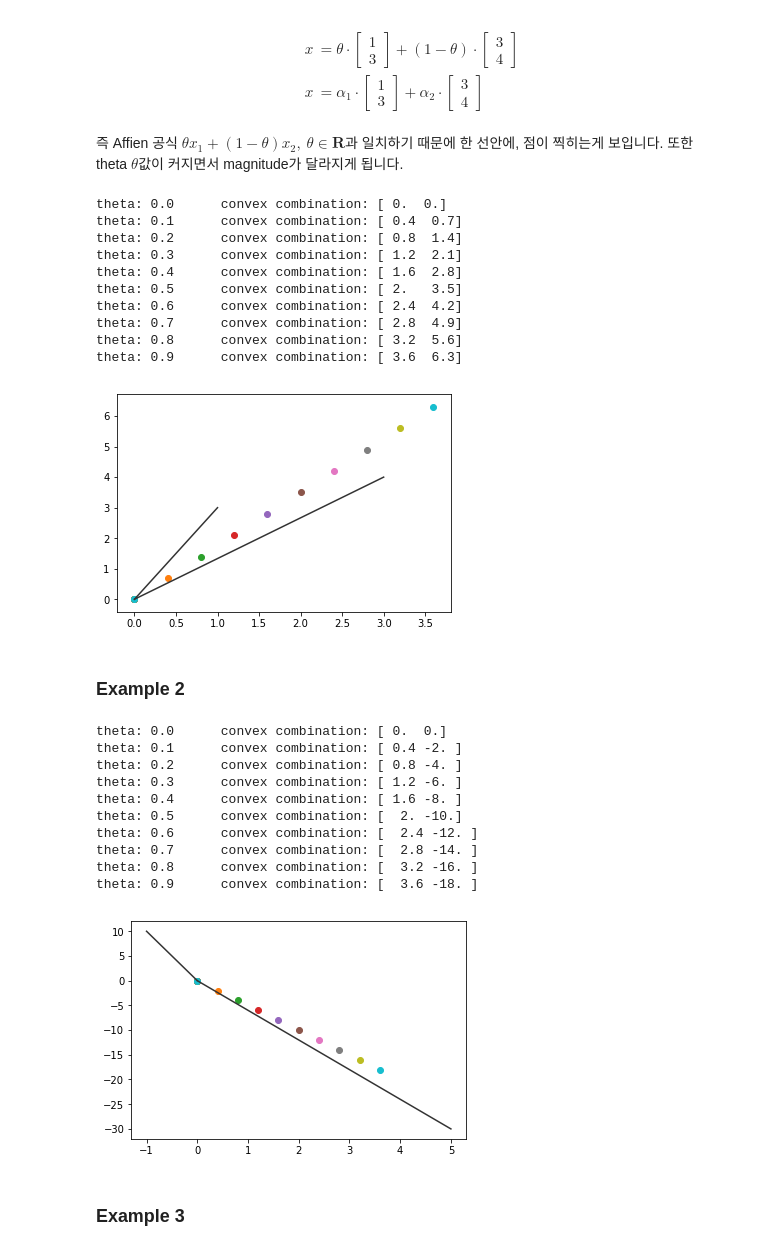
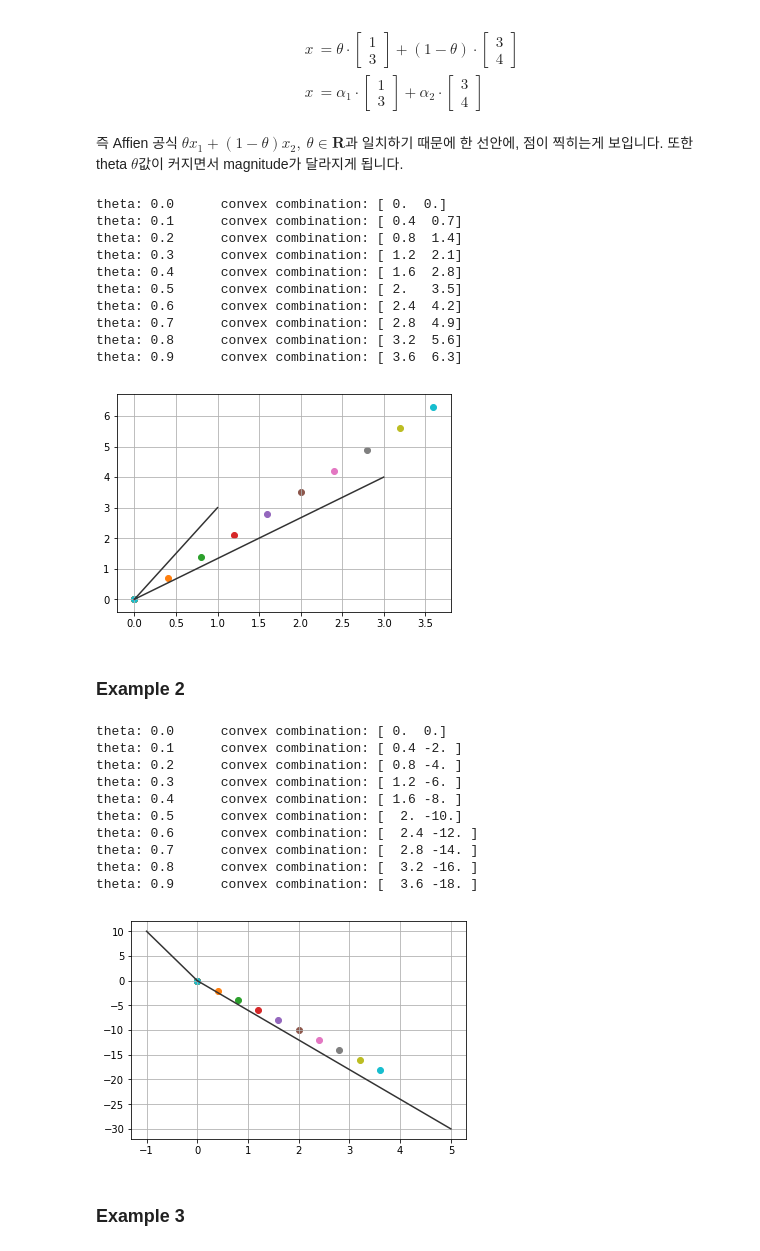
Before and after one commit to AndersonJo/machine-learning, a Jupyter notebook: Mathematics/2020 Linear Algebra/041 Convex Combination More Experiments.ipynb, the cells around one changed output. Saved outputs shown, nothing was run; the diff lists cells and outputs as text; code cells hidden in the pictures.

```diff
--- a/Mathematics/2020 Linear Algebra/041 Convex Combination More Experiments.ipynb
+++ b/Mathematics/2020 Linear Algebra/041 Convex Combination More Experiments.ipynb
@@ -38,33 +38,36 @@ $$
 # %%
 def convex_combination(a, b, theta=0.5):
     return theta*a + theta*b
 
 def visualize(o, a, b):
     plot(*np.dstack([o, a])[0], color="#333333")
     plot(*np.dstack([o, b])[0], color="#333333")
 
     for theta in np.arange(0, 1, 0.1):
         c = convex_combination(a, b, theta)
         print('theta: %.1f \tconvex combination: %s'% (theta, c))
         scatter(*np.dstack([o, c])[0])
 
+    grid()
+
+
 
 o = np.array([0, 0])
 a = np.array([1, 3])
 b = np.array([3, 4])
 visualize(o, a, b)
 # %% [output]
 theta: 0.0      convex combination: [ 0.  0.]
 theta: 0.1      convex combination: [ 0.4  0.7]
 theta: 0.2      convex combination: [ 0.8  1.4]
 theta: 0.3      convex combination: [ 1.2  2.1]
 theta: 0.4      convex combination: [ 1.6  2.8]
 theta: 0.5      convex combination: [ 2.   3.5]
 theta: 0.6      convex combination: [ 2.4  4.2]
 theta: 0.7      convex combination: [ 2.8  4.9]
 theta: 0.8      convex combination: [ 3.2  5.6]
 theta: 0.9      convex combination: [ 3.6  6.3]
-[figure, old version]
+[figure, new version]
 # %% [markdown]
 ### Example 2
 # %%
@@ -83,7 +86,7 @@ theta: 0.6      convex combination: [  2.4 -12. ]
 theta: 0.7      convex combination: [  2.8 -14. ]
 theta: 0.8      convex combination: [  3.2 -16. ]
 theta: 0.9      convex combination: [  3.6 -18. ]
-[figure, old version]
+[figure, new version]
 # %% [markdown]
 ### Example 3
 # %%
```
Also changed, not shown: parts of 4 cells of this notebook.
